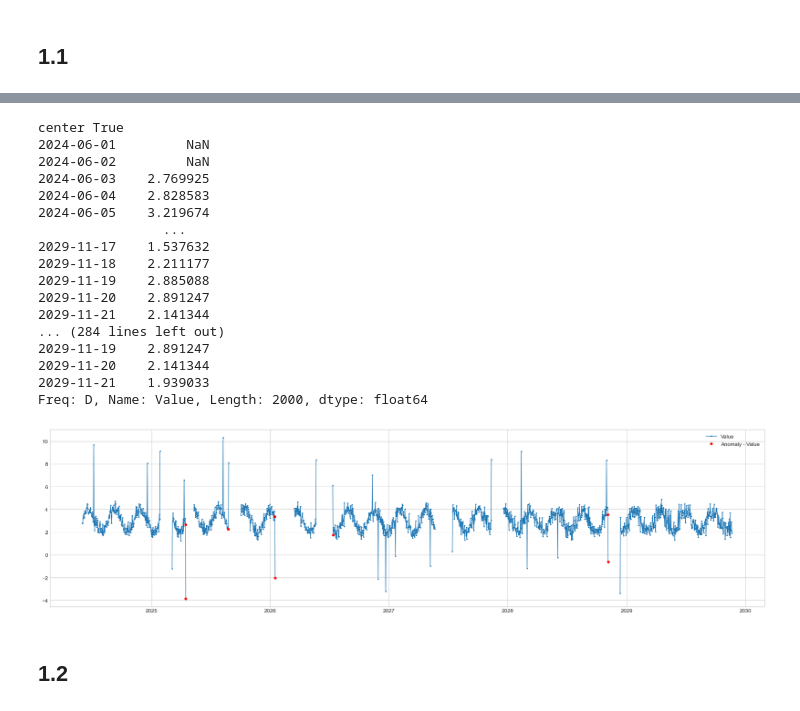
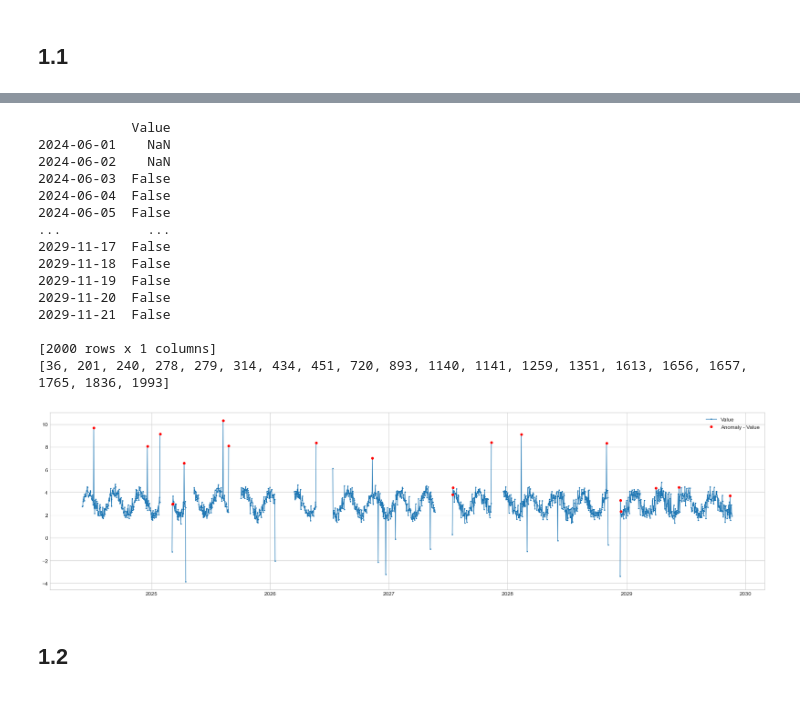
Before and after one commit to hzf125521/adtk, a Jupyter notebook: _test_adtk/类转函数_test.ipynb, the cells around one changed output, grey strips where cells are left out. Cells and saved outputs as stored; diff of their text form; code cells hidden in the pictures.

```diff
--- a/_test_adtk/类转函数_test.ipynb
+++ b/_test_adtk/类转函数_test.ipynb
@@ -46,31 +46,31 @@ s = pd.DataFrame(data=s, index=timestamp_list, columns=['Value'])
 # %%
 from src.adtk.detector import PersistAD
 from src.adtk.visualization import plot
 # import matplotlib.pyplot as plt
-persist_ad = PersistAD(c=4.0, side='negative', min_periods = 1, window=3, agg="median")
+persist_ad = PersistAD(c=3.0, side='positive', min_periods = 1, window=3, agg="median")
 anomalies = persist_ad.fit_detect(s)
+print(anomalies)
 # plt.plot(s)
 plot(s, anomaly=anomalies, ts_linewidth=1, ts_markersize=3, anomaly_tag="marker", anomaly_color='red', figsize=(24,6));
 pred_index = anomalies.reset_index().index[anomalies['Value'] == True].tolist()
+print(pred_index)
 # %% [output]
-center True
-2024-06-01         NaN
-2024-06-02         NaN
-2024-06-03    2.769925
-2024-06-04    2.828583
-2024-06-05    3.219674
-                ...
-2029-11-17    1.537632
-2029-11-18    2.211177
-2029-11-19    2.885088
-2029-11-20    2.891247
-2029-11-21    2.141344
-... (284 lines left out)
-2029-11-19    2.891247
-2029-11-20    2.141344
-2029-11-21    1.939033
-Freq: D, Name: Value, Length: 2000, dtype: float64
+            Value
+2024-06-01    NaN
+2024-06-02    NaN
+2024-06-03  False
+2024-06-04  False
+2024-06-05  False
+...           ...
+2029-11-17  False
+2029-11-18  False
+2029-11-19  False
+2029-11-20  False
+2029-11-21  False
+
+[2000 rows x 1 columns]
+[36, 201, 240, 278, 279, 314, 434, 451, 720, 893, 1140, 1141, 1259, 1351, 1613, 1656, 1657, 1765, 1836, 1993]
-[figure, old version]
+[figure, new version]
 # %%
 print("actual_index", "\n", actual_index)
 print("pred_index", "\n", pred_index)
```
Also changed, not shown: parts of 1 cell of this notebook, 1 other file.
